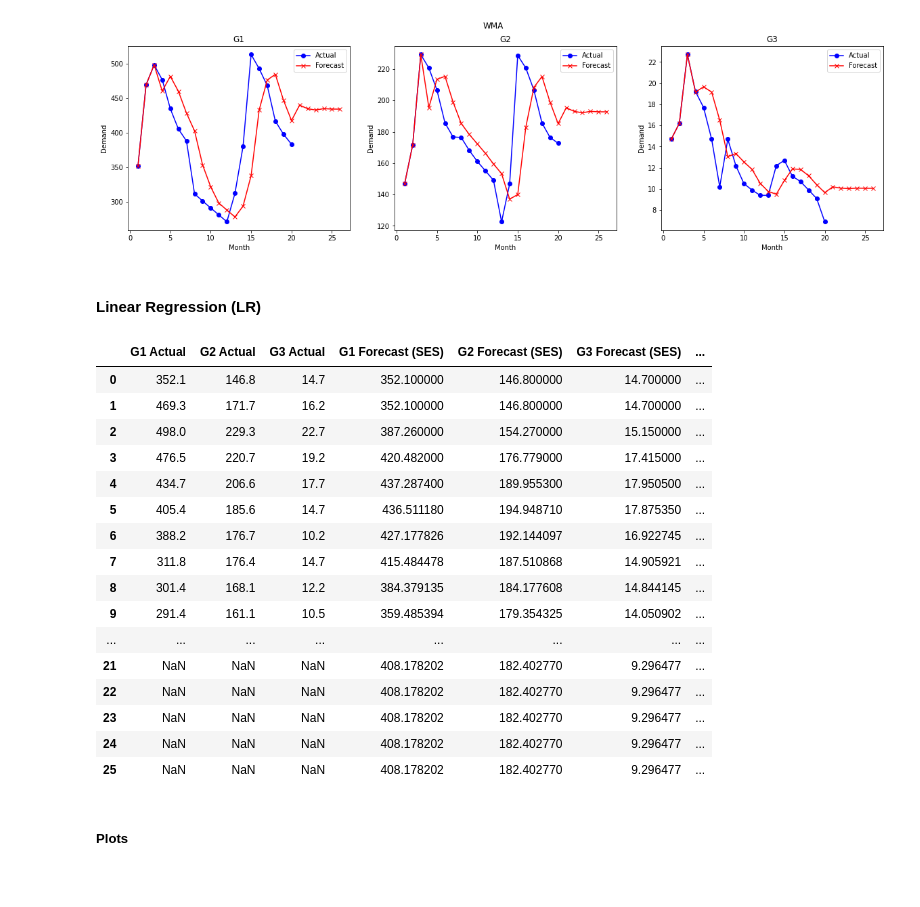
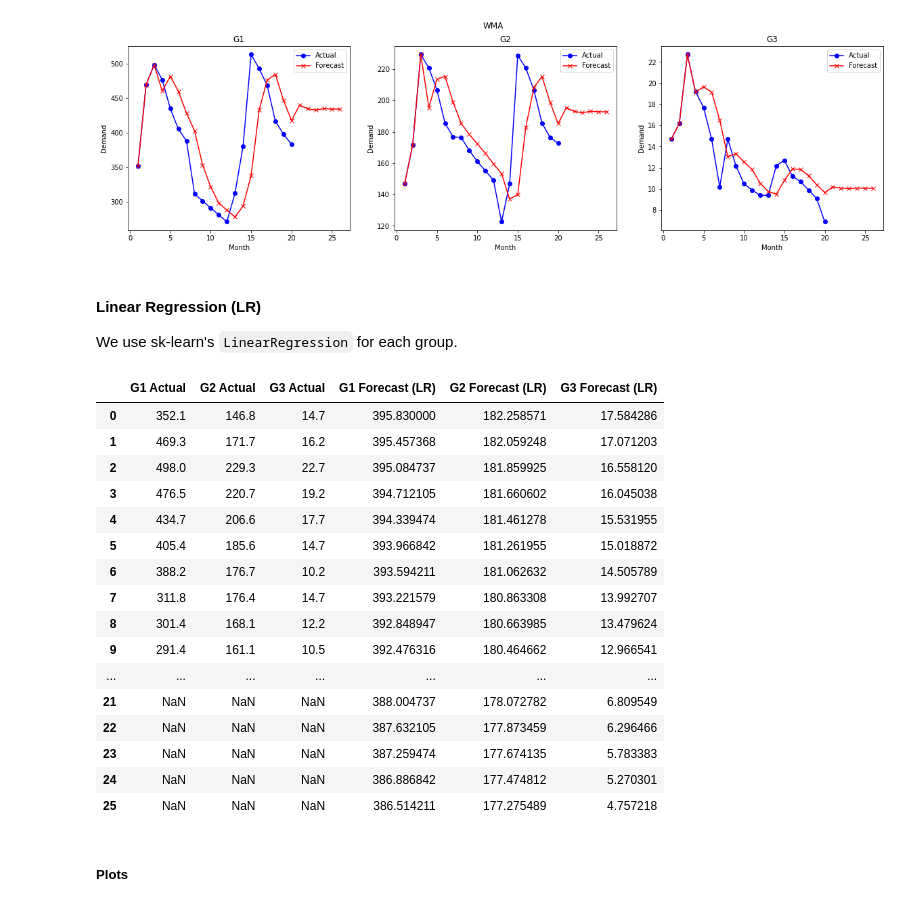
Before and after one commit to Hawmex/aut_pp_project, a Jupyter notebook: notebook.ipynb, the cells around one changed output. Drawn from its saved outputs; the diff is of its cells as text; code cells hidden in the pictures.

```diff
--- a/notebook.ipynb
+++ b/notebook.ipynb
@@ -89,3 +118,12 @@ def plot_forecast(method):
         ax.legend()
 
     fig.savefig(f"./forecast_plots/{method}.jpg")
+
+
+def show_forecast_df(method):
+    return df[
+        [
+            *[f"{group} Actual" for group in groups],
+            *[f"{group} Forecast ({method})" for group in groups],
+        ]
+    ]
@@ -303,36 +362,38 @@ plot_forecast("WMA")
 [figure]
 # %% [markdown]
 #### Linear Regression **(LR)**
+
+We use sk-learn's `LinearRegression` for each group.
 # %%
 for group in groups:
     lr_model = LinearRegression()
 
     lr_model.fit(
         np.array(df.index[:-steps]).reshape(-1, 1),
         np.array(df[f"{group} Actual"][:-steps]).reshape(-1, 1),
     )
 
     df[f"{group} Forecast (LR)"] = lr_model.predict(np.array(df.index).reshape(-1, 1))
 
-df
+show_forecast_df("LR")
 # %% [output]
-|  | G1 Actual | G2 Actual | G3 Actual | G1 Forecast (SES) | G2 Forecast (SES) | G3 Forecast (SES) | ... |
-| 0 | 352.1 | 146.8 | 14.7 | 352.100000 | 146.800000 | 14.700000 | ... |
-| 1 | 469.3 | 171.7 | 16.2 | 352.100000 | 146.800000 | 14.700000 | ... |
-| 2 | 498.0 | 229.3 | 22.7 | 387.260000 | 154.270000 | 15.150000 | ... |
-| 3 | 476.5 | 220.7 | 19.2 | 420.482000 | 176.779000 | 17.415000 | ... |
-| 4 | 434.7 | 206.6 | 17.7 | 437.287400 | 189.955300 | 17.950500 | ... |
-| 5 | 405.4 | 185.6 | 14.7 | 436.511180 | 194.948710 | 17.875350 | ... |
-| 6 | 388.2 | 176.7 | 10.2 | 427.177826 | 192.144097 | 16.922745 | ... |
-| 7 | 311.8 | 176.4 | 14.7 | 415.484478 | 187.510868 | 14.905921 | ... |
-| 8 | 301.4 | 168.1 | 12.2 | 384.379135 | 184.177608 | 14.844145 | ... |
-| 9 | 291.4 | 161.1 | 10.5 | 359.485394 | 179.354325 | 14.050902 | ... |
-| ... | ... | ... | ... | ... | ... | ... | ... |
-| 21 | NaN | NaN | NaN | 408.178202 | 182.402770 | 9.296477 | ... |
-| 22 | NaN | NaN | NaN | 408.178202 | 182.402770 | 9.296477 | ... |
-| 23 | NaN | NaN | NaN | 408.178202 | 182.402770 | 9.296477 | ... |
-| 24 | NaN | NaN | NaN | 408.178202 | 182.402770 | 9.296477 | ... |
-| 25 | NaN | NaN | NaN | 408.178202 | 182.402770 | 9.296477 | ... |
+|  | G1 Actual | G2 Actual | G3 Actual | G1 Forecast (LR) | G2 Forecast (LR) | G3 Forecast (LR) |
+| 0 | 352.1 | 146.8 | 14.7 | 395.830000 | 182.258571 | 17.584286 |
+| 1 | 469.3 | 171.7 | 16.2 | 395.457368 | 182.059248 | 17.071203 |
+| 2 | 498.0 | 229.3 | 22.7 | 395.084737 | 181.859925 | 16.558120 |
+| 3 | 476.5 | 220.7 | 19.2 | 394.712105 | 181.660602 | 16.045038 |
+| 4 | 434.7 | 206.6 | 17.7 | 394.339474 | 181.461278 | 15.531955 |
+| 5 | 405.4 | 185.6 | 14.7 | 393.966842 | 181.261955 | 15.018872 |
+| 6 | 388.2 | 176.7 | 10.2 | 393.594211 | 181.062632 | 14.505789 |
+| 7 | 311.8 | 176.4 | 14.7 | 393.221579 | 180.863308 | 13.992707 |
+| 8 | 301.4 | 168.1 | 12.2 | 392.848947 | 180.663985 | 13.479624 |
+| 9 | 291.4 | 161.1 | 10.5 | 392.476316 | 180.464662 | 12.966541 |
+| ... | ... | ... | ... | ... | ... | ... |
+| 21 | NaN | NaN | NaN | 388.004737 | 178.072782 | 6.809549 |
+| 22 | NaN | NaN | NaN | 387.632105 | 177.873459 | 6.296466 |
+| 23 | NaN | NaN | NaN | 387.259474 | 177.674135 | 5.783383 |
+| 24 | NaN | NaN | NaN | 386.886842 | 177.474812 | 5.270301 |
+| 25 | NaN | NaN | NaN | 386.514211 | 177.275489 | 4.757218 |
 # %% [markdown]
 ##### Plots
 # %%
```
Also changed, not shown: parts of 36 cells of this notebook, 1 other file.
